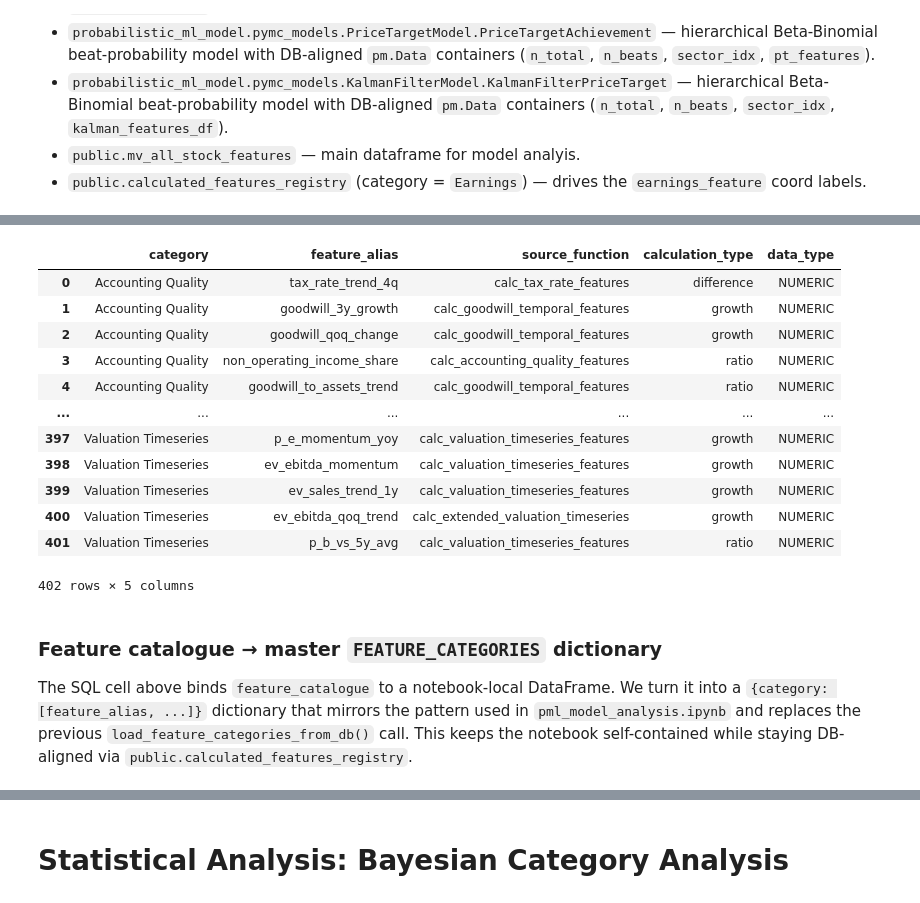
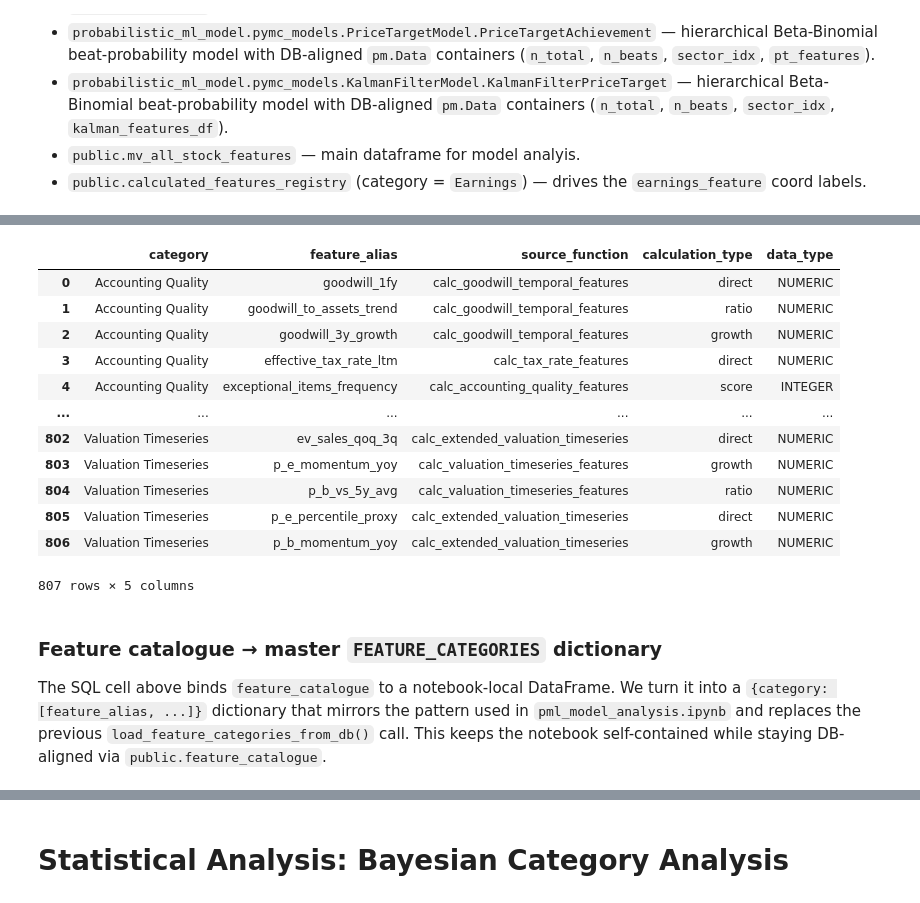
Before and after one commit to Kabenge42/PML_Finance_Project, a Jupyter notebook: pymc_expected_returns_model.ipynb, the cells around one changed output, grey strips where cells are left out. Cells and saved outputs as stored; diff of their text form; code cells hidden in the pictures.

```diff
--- a/pymc_expected_returns_model.ipynb
+++ b/pymc_expected_returns_model.ipynb
@@ -98,22 +97,22 @@ df.describe()
 8 rows × 785 columns
 # %%
 %%sql
-select *from public.feature_catalogue fc where source_function notnull
-order by category
+SELECT *FROM public.feature_catalogue fc WHERE source_function notnull
+ORDER BY category
 # %% [output]
 |  | category | feature_alias | source_function | calculation_type | data_type |
-| 0 | Accounting Quality | tax_rate_trend_4q | calc_tax_rate_features | difference | NUMERIC |
-| 1 | Accounting Quality | goodwill_3y_growth | calc_goodwill_temporal_features | growth | NUMERIC |
-| 2 | Accounting Quality | goodwill_qoq_change | calc_goodwill_temporal_features | growth | NUMERIC |
-| 3 | Accounting Quality | non_operating_income_share | calc_accounting_quality_features | ratio | NUMERIC |
-| 4 | Accounting Quality | goodwill_to_assets_trend | calc_goodwill_temporal_features | ratio | NUMERIC |
+| 0 | Accounting Quality | goodwill_1fy | calc_goodwill_temporal_features | direct | NUMERIC |
+| 1 | Accounting Quality | goodwill_to_assets_trend | calc_goodwill_temporal_features | ratio | NUMERIC |
+| 2 | Accounting Quality | goodwill_3y_growth | calc_goodwill_temporal_features | growth | NUMERIC |
+| 3 | Accounting Quality | effective_tax_rate_ltm | calc_tax_rate_features | direct | NUMERIC |
+| 4 | Accounting Quality | exceptional_items_frequency | calc_accounting_quality_features | score | INTEGER |
 | ... | ... | ... | ... | ... | ... |
-| 397 | Valuation Timeseries | p_e_momentum_yoy | calc_valuation_timeseries_features | growth | NUMERIC |
-| 398 | Valuation Timeseries | ev_ebitda_momentum | calc_valuation_timeseries_features | growth | NUMERIC |
-| 399 | Valuation Timeseries | ev_sales_trend_1y | calc_valuation_timeseries_features | growth | NUMERIC |
-| 400 | Valuation Timeseries | ev_ebitda_qoq_trend | calc_extended_valuation_timeseries | growth | NUMERIC |
-| 401 | Valuation Timeseries | p_b_vs_5y_avg | calc_valuation_timeseries_features | ratio | NUMERIC |
+| 802 | Valuation Timeseries | ev_sales_qoq_3q | calc_extended_valuation_timeseries | direct | NUMERIC |
+| 803 | Valuation Timeseries | p_e_momentum_yoy | calc_valuation_timeseries_features | growth | NUMERIC |
+| 804 | Valuation Timeseries | p_b_vs_5y_avg | calc_valuation_timeseries_features | ratio | NUMERIC |
+| 805 | Valuation Timeseries | p_e_percentile_proxy | calc_extended_valuation_timeseries | direct | NUMERIC |
+| 806 | Valuation Timeseries | p_b_momentum_yoy | calc_extended_valuation_timeseries | growth | NUMERIC |
-402 rows × 5 columns
+807 rows × 5 columns
 # %% [markdown]
 ### Feature catalogue → master `FEATURE_CATEGORIES` dictionary
 
@@ -121,7 +120,7 @@ The SQL cell above binds `feature_catalogue` to a notebook-local DataFrame.
 We turn it into a `{category: [feature_alias, ...]}` dictionary that mirrors
 the pattern used in `pml_model_analysis.ipynb` and replaces the previous
 `load_feature_categories_from_db()` call. This keeps the notebook
-self-contained while staying DB-aligned via `public.calculated_features_registry`.
+self-contained while staying DB-aligned via `public.feature_catalogue`.
 # %%
 # Master dict: {category: [feature_alias, ...]} - DB-aligned via feature_catalogue.
 FEATURE_CATEGORIES: dict[str, list[str]] = (
```
Also changed, not shown: parts of 73 cells of this notebook, 35 other files.
